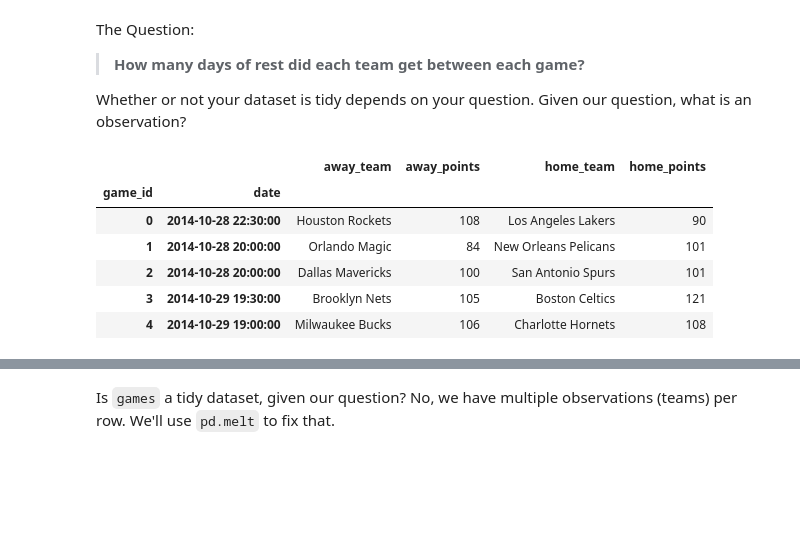
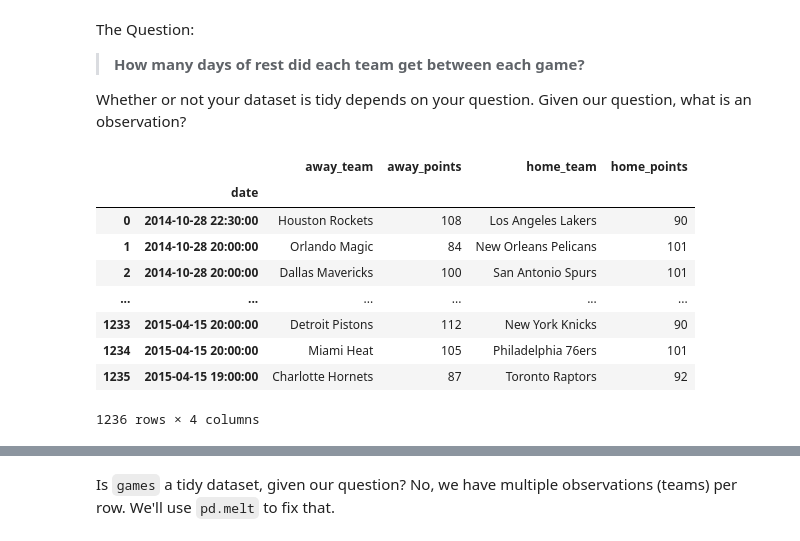
Before and after one commit to jreback/PyDataNYC2015, a Jupyter notebook: tutorial/4. Tidy Data.ipynb, the cells around one changed output, grey strips where cells are left out. Drawn from its saved outputs; the diff is of its cells as text; code cells hidden in the pictures; blank space fills up the shorter version.

```diff
--- a/tutorial/4. Tidy Data.ipynb
+++ b/tutorial/4. Tidy Data.ipynb
@@ -41,21 +41,23 @@ Whether or not your dataset is tidy depends on your question. Given our question
 # %%
 # parse and convert
 column_names = ['date1', 'time1', '_', 'away_team', 'away_points',
                 'home_team', 'home_points', 'n_ot', 'notes']
 games = (pd.read_csv('data/games.csv', names=column_names,
                       header=None, skiprows=2)
            .assign(date = lambda x: pd.to_datetime(x['date1'] + ' ' + x['time1'],
                                                    errors='coerce'))
            .drop(['_', 'date1', 'time1', 'notes', 'n_ot'], axis='columns')
            .set_index('date', append=True)
         )
-games.index.names = ['game_id', 'date']
-games.head()
+games
 # %% [output]
 |  |  | away_team | away_points | home_team | home_points |
-| game_id | date |  |  |  |  |
+|  | date |  |  |  |  |
 | 0 | 2014-10-28 22:30:00 | Houston Rockets | 108 | Los Angeles Lakers | 90 |
 | 1 | 2014-10-28 20:00:00 | Orlando Magic | 84 | New Orleans Pelicans | 101 |
 | 2 | 2014-10-28 20:00:00 | Dallas Mavericks | 100 | San Antonio Spurs | 101 |
-| 3 | 2014-10-29 19:30:00 | Brooklyn Nets | 105 | Boston Celtics | 121 |
-| 4 | 2014-10-29 19:00:00 | Milwaukee Bucks | 106 | Charlotte Hornets | 108 |
+| ... | ... | ... | ... | ... | ... |
+| 1233 | 2015-04-15 20:00:00 | Detroit Pistons | 112 | New York Knicks | 90 |
+| 1234 | 2015-04-15 20:00:00 | Miami Heat | 105 | Philadelphia 76ers | 101 |
+| 1235 | 2015-04-15 19:00:00 | Charlotte Hornets | 87 | Toronto Raptors | 92 |
+1236 rows × 4 columns
```
Also changed, not shown: parts of 8 cells of this notebook, 3 other files.
